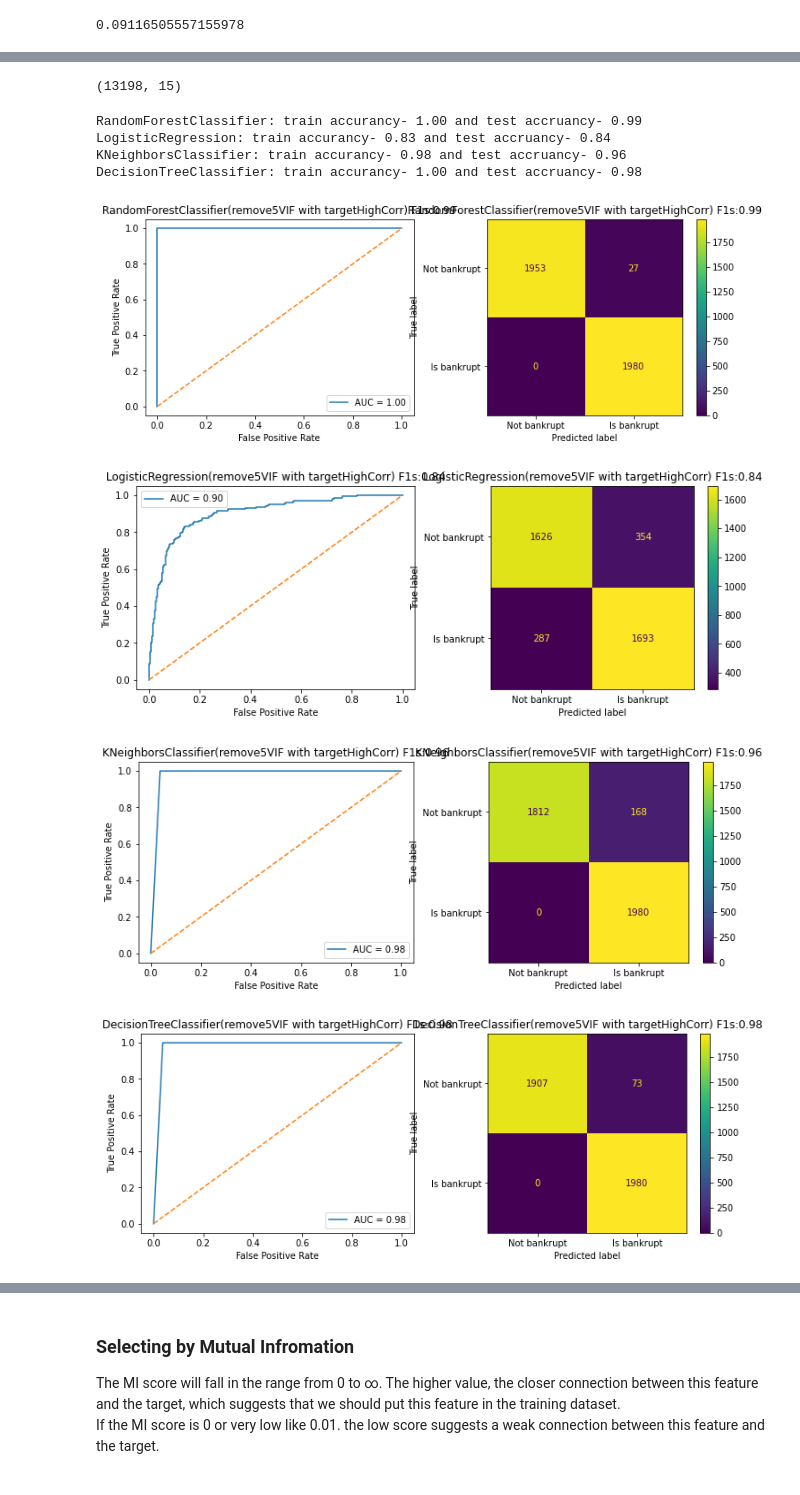
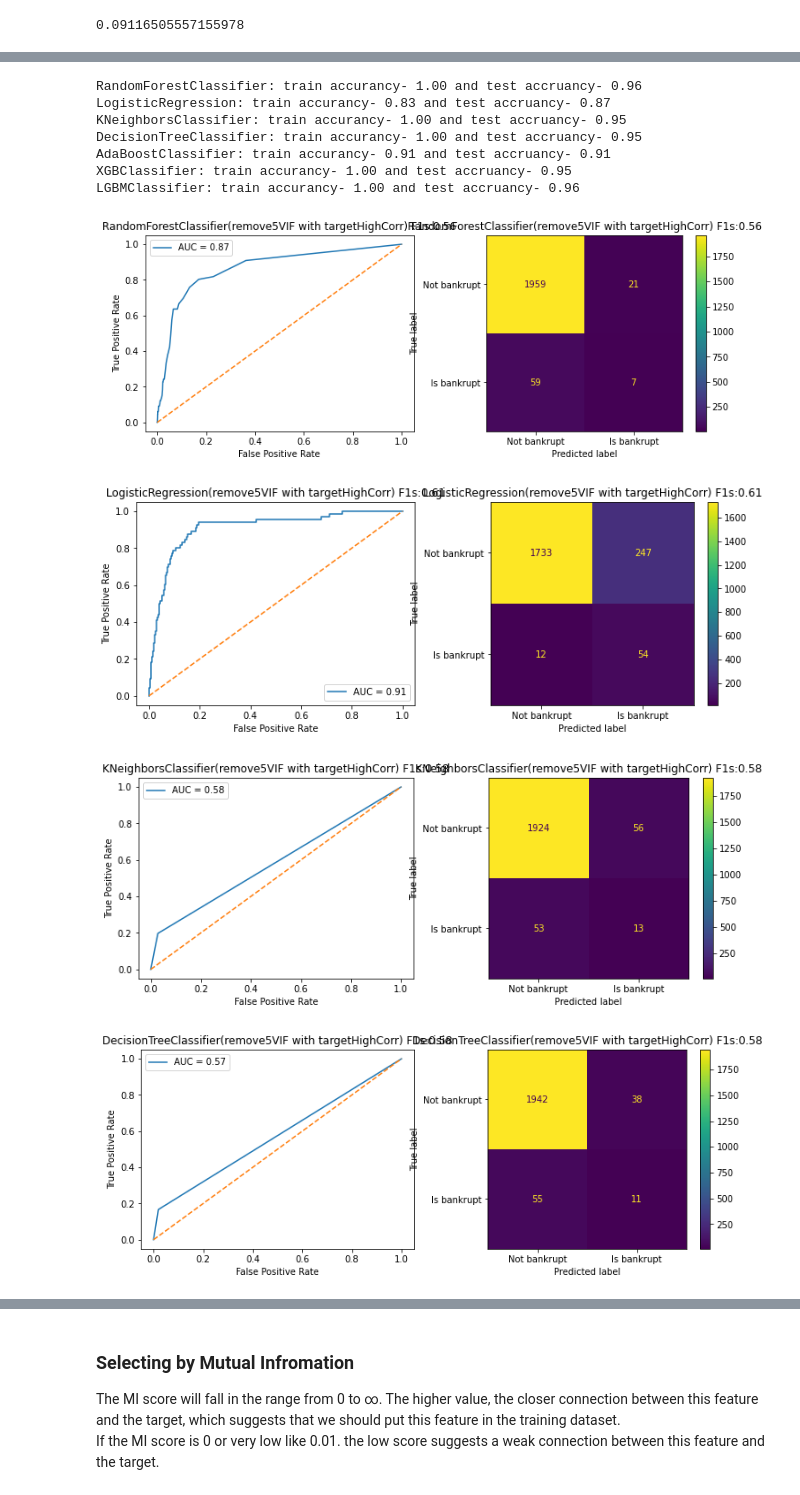
Before and after one commit to gg41825/ml-group-project, a Jupyter notebook: Bankruptcy_Jan20_final.ipynb, the cells around one changed output, grey strips where cells are left out. Drawn from its saved outputs; the diff is of its cells as text; code cells hidden in the pictures.

```diff
--- a/Bankruptcy_Jan20_final.ipynb
+++ b/Bankruptcy_Jan20_final.ipynb
@@ -339,0 +471,2 @@ DecisionTreeClassifier: train accurancy- 1.00 and test accruancy- 0.96
+# %%
+check_overfitting(X_overSampling, y_overSampling, X_test, y_test, 50)
@@ -339,0 +475,2 @@ DecisionTreeClassifier: train accurancy- 1.00 and test accruancy- 0.96
+# %%
+check_overfitting(X_smote, y_smote, X_test, y_test, 50)
@@ -369,7 +553,8 @@ corr_df = df_rename.corr()["target"].abs()
 # list of features which have at least 9% (the mean of total correlations) correlation to the target
 features = corr_df[corr_df <= 0.09].index.to_list()[1:]
 # drop the features in the features list
-data_targetHighCorr = X_resample.drop(features, axis=1)
+train_targetHighCorr = X_resample.drop(features, axis=1)
+test_targetHighCorr = X_test.drop(features, axis=1)
 # %%
 # the mean of total correlations
 corr_df.mean()
@@ -412,18 +603,20 @@ def drop_vif(df, vifIndex):
     return to_drop
 # %%
 # drop the features whose VIF is greater than 5 after targetHighCorr
-data_remove5VIF = data_targetHighCorr.drop(drop_vif(data_targetHighCorr, 5), axis=1)
-data_remove5VIF.shape
+train_remove5VIF = train_targetHighCorr.drop(drop_vif(train_targetHighCorr, 5), axis=1)
+train_remove5VIF.shape
+test_remove5VIF = test_targetHighCorr.drop(drop_vif(train_targetHighCorr, 5), axis=1)
-# %% [output]
-(13198, 15)
 # %%
-testModels(data_remove5VIF, y_resample, C_REMOVE5VIF, True)
+testModels(train_remove5VIF, y_resample, test_remove5VIF, y_test, C_REMOVE5VIF, True)
 # %% [output]
-RandomForestClassifier: train accurancy- 1.00 and test accruancy- 0.99
-LogisticRegression: train accurancy- 0.83 and test accruancy- 0.84
-KNeighborsClassifier: train accurancy- 0.98 and test accruancy- 0.96
-DecisionTreeClassifier: train accurancy- 1.00 and test accruancy- 0.98
+RandomForestClassifier: train accurancy- 1.00 and test accruancy- 0.96
+LogisticRegression: train accurancy- 0.83 and test accruancy- 0.87
+KNeighborsClassifier: train accurancy- 1.00 and test accruancy- 0.95
+DecisionTreeClassifier: train accurancy- 1.00 and test accruancy- 0.95
+AdaBoostClassifier: train accurancy- 0.91 and test accruancy- 0.91
+XGBClassifier: train accurancy- 1.00 and test accruancy- 0.95
+LGBMClassifier: train accurancy- 1.00 and test accruancy- 0.96
-[figure, old version]
+[figure, new version]
-[figure, old version]
+[figure, new version]
-[figure, old version]
+[figure, new version]
-[figure, old version]
+[figure, new version]
```
Also changed, not shown: parts of 71 cells of this notebook.
